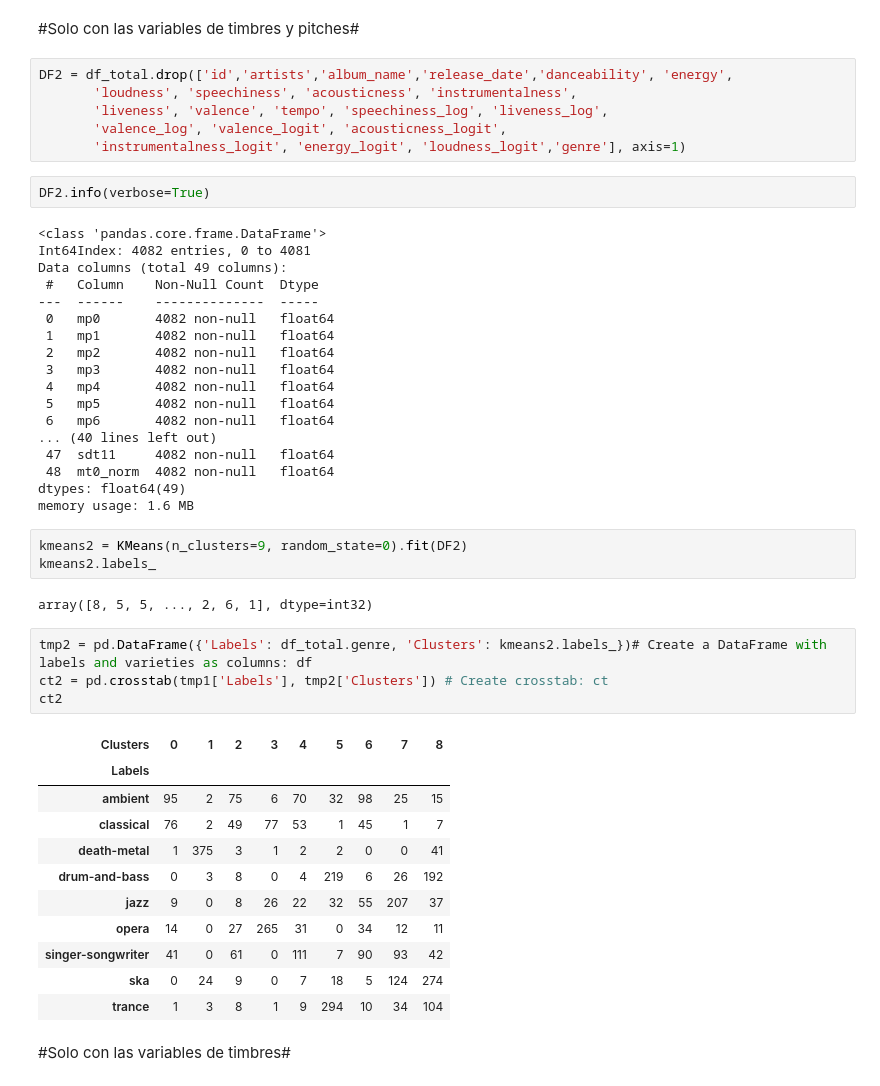
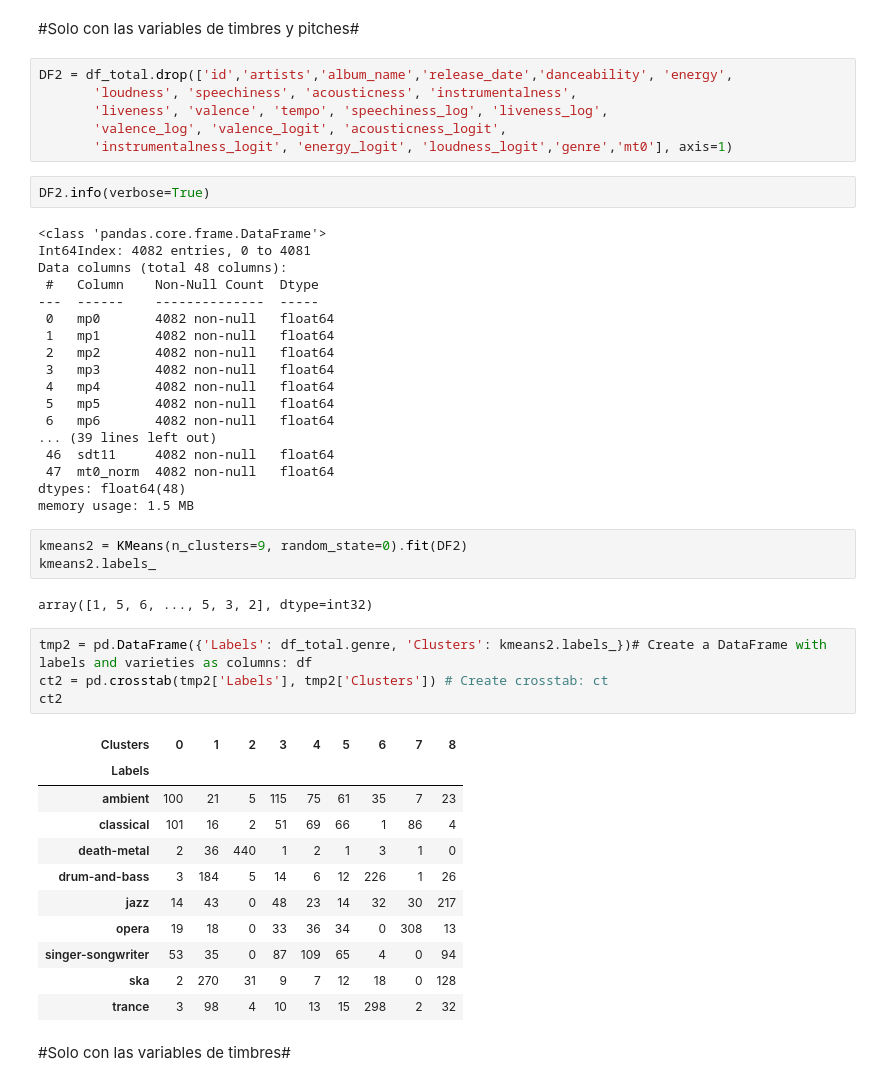
Before and after one commit to tincho-mehaudy/DMCyT, a Jupyter notebook: TP1cluster.ipynb, the cells around one changed output. Cells and saved outputs as stored; diff of their text form.

```diff
--- a/TP1cluster.ipynb
+++ b/TP1cluster.ipynb
@@ -215,13 +225,13 @@ DF2 = df_total.drop(['id','artists','album_name','release_date','danceability',
        'loudness', 'speechiness', 'acousticness', 'instrumentalness',
        'liveness', 'valence', 'tempo', 'speechiness_log', 'liveness_log',
        'valence_log', 'valence_logit', 'acousticness_logit',
-       'instrumentalness_logit', 'energy_logit', 'loudness_logit','genre'], axis=1)
+       'instrumentalness_logit', 'energy_logit', 'loudness_logit','genre','mt0'], axis=1)
 # %%
 DF2.info(verbose=True)
 # %% [output]
 <class 'pandas.core.frame.DataFrame'>
 Int64Index: 4082 entries, 0 to 4081
-Data columns (total 49 columns):
+Data columns (total 48 columns):
  #   Column    Non-Null Count  Dtype
 ---  ------    --------------  -----
  0   mp0       4082 non-null   float64
@@ -231,32 +241,32 @@ Data columns (total 49 columns):
  4   mp4       4082 non-null   float64
  5   mp5       4082 non-null   float64
  6   mp6       4082 non-null   float64
-... (40 lines left out)
- 47  sdt11     4082 non-null   float64
- 48  mt0_norm  4082 non-null   float64
-dtypes: float64(49)
-memory usage: 1.6 MB
+... (39 lines left out)
+ 46  sdt11     4082 non-null   float64
+ 47  mt0_norm  4082 non-null   float64
+dtypes: float64(48)
+memory usage: 1.5 MB
 # %%
 kmeans2 = KMeans(n_clusters=9, random_state=0).fit(DF2)
 kmeans2.labels_
 # %% [output]
-array([8, 5, 5, ..., 2, 6, 1], dtype=int32)
+array([1, 5, 6, ..., 5, 3, 2], dtype=int32)
 # %%
 tmp2 = pd.DataFrame({'Labels': df_total.genre, 'Clusters': kmeans2.labels_})# Create a DataFrame with labels and varieties as columns: df
-ct2 = pd.crosstab(tmp1['Labels'], tmp2['Clusters']) # Create crosstab: ct
+ct2 = pd.crosstab(tmp2['Labels'], tmp2['Clusters']) # Create crosstab: ct
 ct2
 # %% [output]
 | Clusters | 0 | 1 | 2 | 3 | 4 | 5 | 6 | 7 | 8 |
 | Labels |  |  |  |  |  |  |  |  |  |
-| ambient | 95 | 2 | 75 | 6 | 70 | 32 | 98 | 25 | 15 |
-| classical | 76 | 2 | 49 | 77 | 53 | 1 | 45 | 1 | 7 |
-| death-metal | 1 | 375 | 3 | 1 | 2 | 2 | 0 | 0 | 41 |
-| drum-and-bass | 0 | 3 | 8 | 0 | 4 | 219 | 6 | 26 | 192 |
-| jazz | 9 | 0 | 8 | 26 | 22 | 32 | 55 | 207 | 37 |
-| opera | 14 | 0 | 27 | 265 | 31 | 0 | 34 | 12 | 11 |
-| singer-songwriter | 41 | 0 | 61 | 0 | 111 | 7 | 90 | 93 | 42 |
-| ska | 0 | 24 | 9 | 0 | 7 | 18 | 5 | 124 | 274 |
-| trance | 1 | 3 | 8 | 1 | 9 | 294 | 10 | 34 | 104 |
+| ambient | 100 | 21 | 5 | 115 | 75 | 61 | 35 | 7 | 23 |
+| classical | 101 | 16 | 2 | 51 | 69 | 66 | 1 | 86 | 4 |
+| death-metal | 2 | 36 | 440 | 1 | 2 | 1 | 3 | 1 | 0 |
+| drum-and-bass | 3 | 184 | 5 | 14 | 6 | 12 | 226 | 1 | 26 |
+| jazz | 14 | 43 | 0 | 48 | 23 | 14 | 32 | 30 | 217 |
+| opera | 19 | 18 | 0 | 33 | 36 | 34 | 0 | 308 | 13 |
+| singer-songwriter | 53 | 35 | 0 | 87 | 109 | 65 | 4 | 0 | 94 |
+| ska | 2 | 270 | 31 | 9 | 7 | 12 | 18 | 0 | 128 |
+| trance | 3 | 98 | 4 | 10 | 13 | 15 | 298 | 2 | 32 |
 # %% [markdown]
 #Solo con las variables de timbres#
 # %%
```
Also changed, not shown: parts of 33 cells of this notebook.
